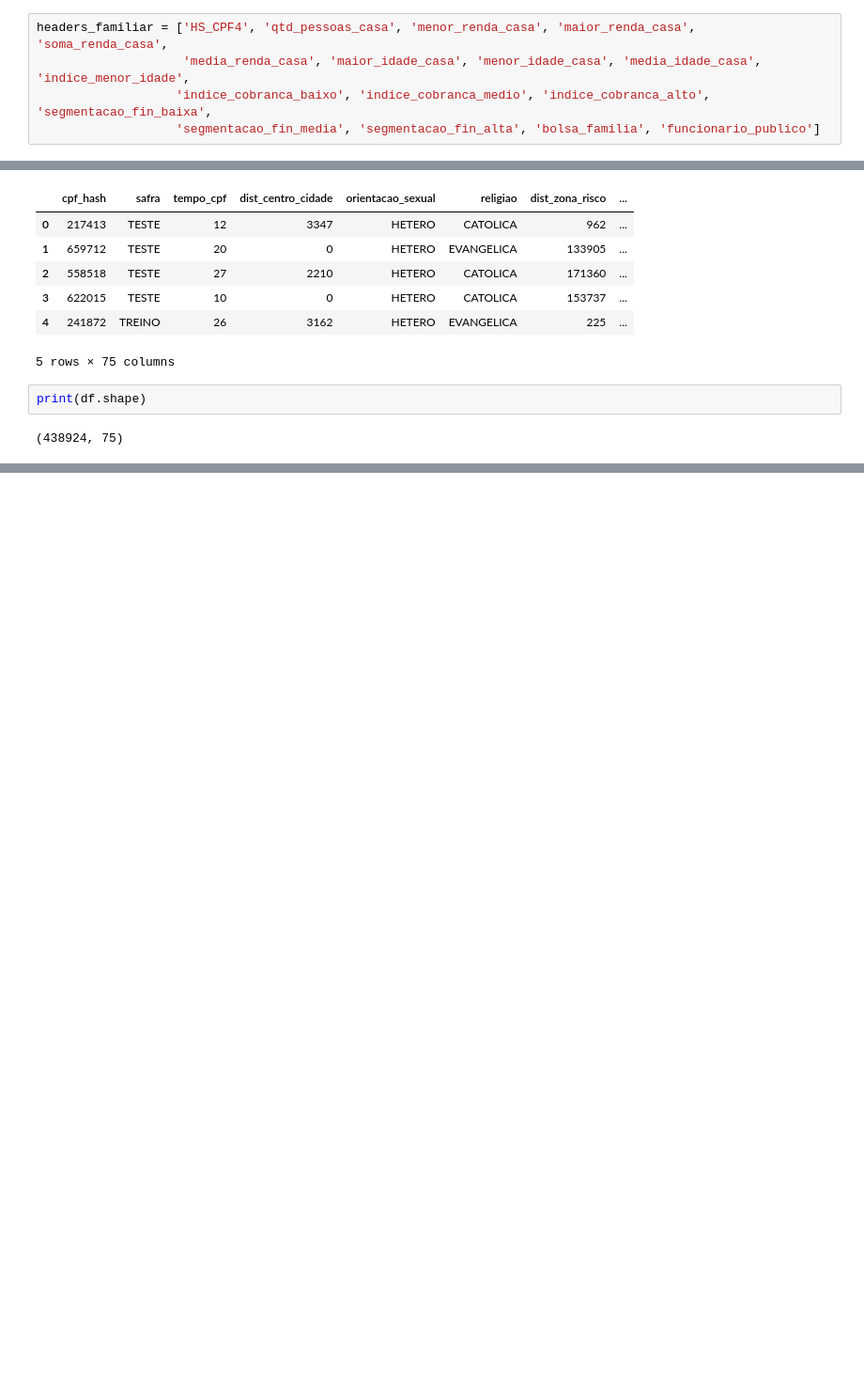
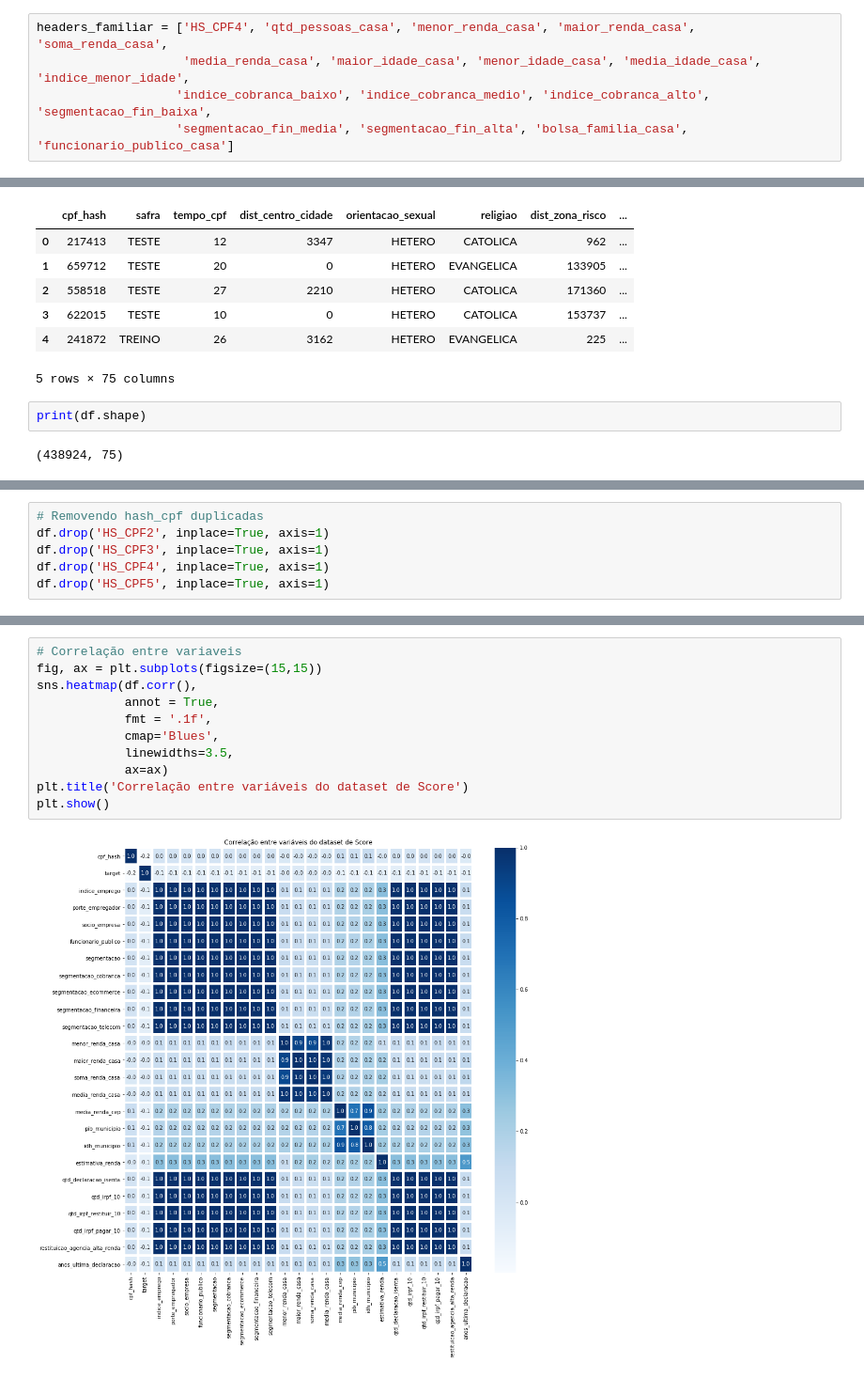
Before and after one commit to obrunogonzaga/oficina-maker, a Jupyter notebook: oficina-maker.ipynb, the cells around one changed output, grey strips where cells are left out. Shown: that part at 94% size. Cells and saved outputs as stored; diff of their text form; blank space fills up the shorter version.

```diff
--- a/oficina-maker.ipynb
+++ b/oficina-maker.ipynb
@@ -24,7 +29,7 @@ headers_empresarial = ['HS_CPF3', 'indice_emprego', 'porte_empregador', 'socio_e
 headers_familiar = ['HS_CPF4', 'qtd_pessoas_casa', 'menor_renda_casa', 'maior_renda_casa', 'soma_renda_casa',
                     'media_renda_casa', 'maior_idade_casa', 'menor_idade_casa', 'media_idade_casa', 'indice_menor_idade',
                    'indice_cobranca_baixo', 'indice_cobranca_medio', 'indice_cobranca_alto', 'segmentacao_fin_baixa',
-                   'segmentacao_fin_media', 'segmentacao_fin_alta', 'bolsa_familia', 'funcionario_publico']
+                   'segmentacao_fin_media', 'segmentacao_fin_alta', 'bolsa_familia_casa', 'funcionario_publico_casa']
 # %%
 headers_regional = ['HS_CPF5', 'idade_media_cep', 'percent_masc_cep', 'percent_fem_cep', 'percent_analfabeto_cep',
                    'percent_primario_cep', 'percent_fundamental_cep', 'percent_medio_cep', 'percent_superior_cep',
@@ -71,0 +79,6 @@ list(df.columns)
+# %%
+# Removendo hash_cpf duplicadas
+df.drop('HS_CPF2', inplace=True, axis=1)
+df.drop('HS_CPF3', inplace=True, axis=1)
+df.drop('HS_CPF4', inplace=True, axis=1)
+df.drop('HS_CPF5', inplace=True, axis=1)
@@ -71,0 +132,13 @@ list(df.columns)
+# %%
+# Correlação entre variaveis
+fig, ax = plt.subplots(figsize=(15,15))
+sns.heatmap(df.corr(),
+            annot = True,
+            fmt = '.1f',
+            cmap='Blues',
+            linewidths=3.5,
+            ax=ax)
+plt.title('Correlação entre variáveis do dataset de Score')
+plt.show()
+# %% [output]
+[figure, added]
```
Also changed, not shown: parts of 6 cells of this notebook.
